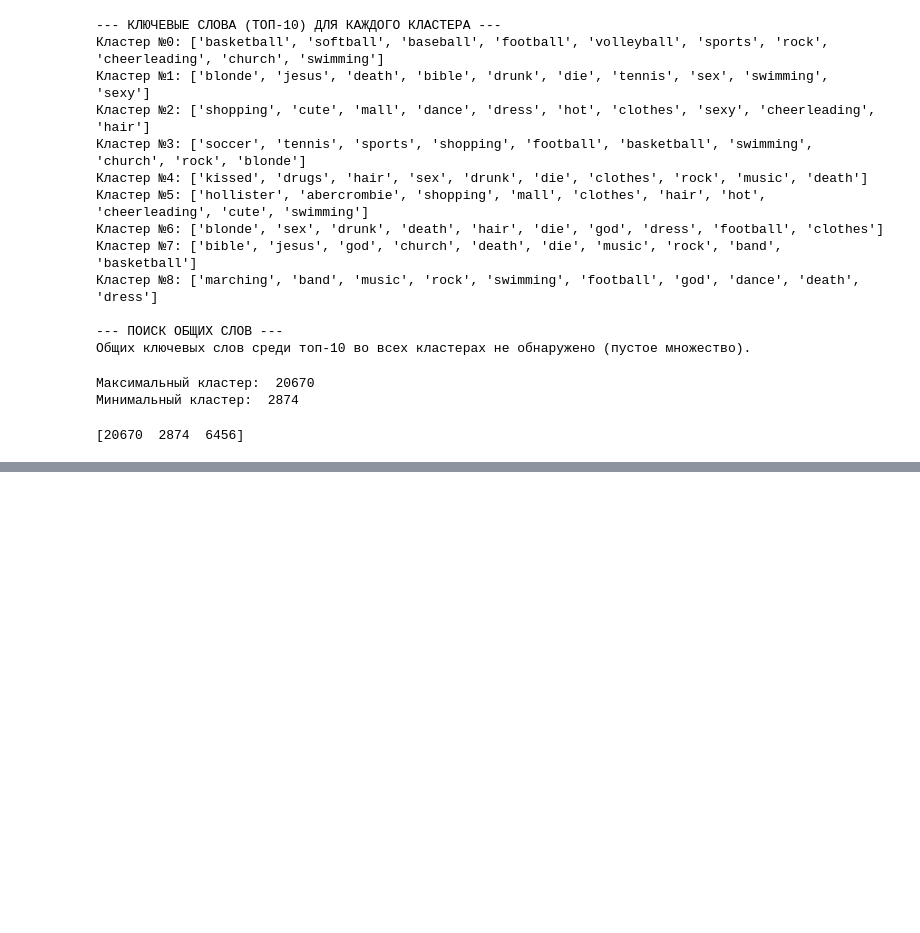
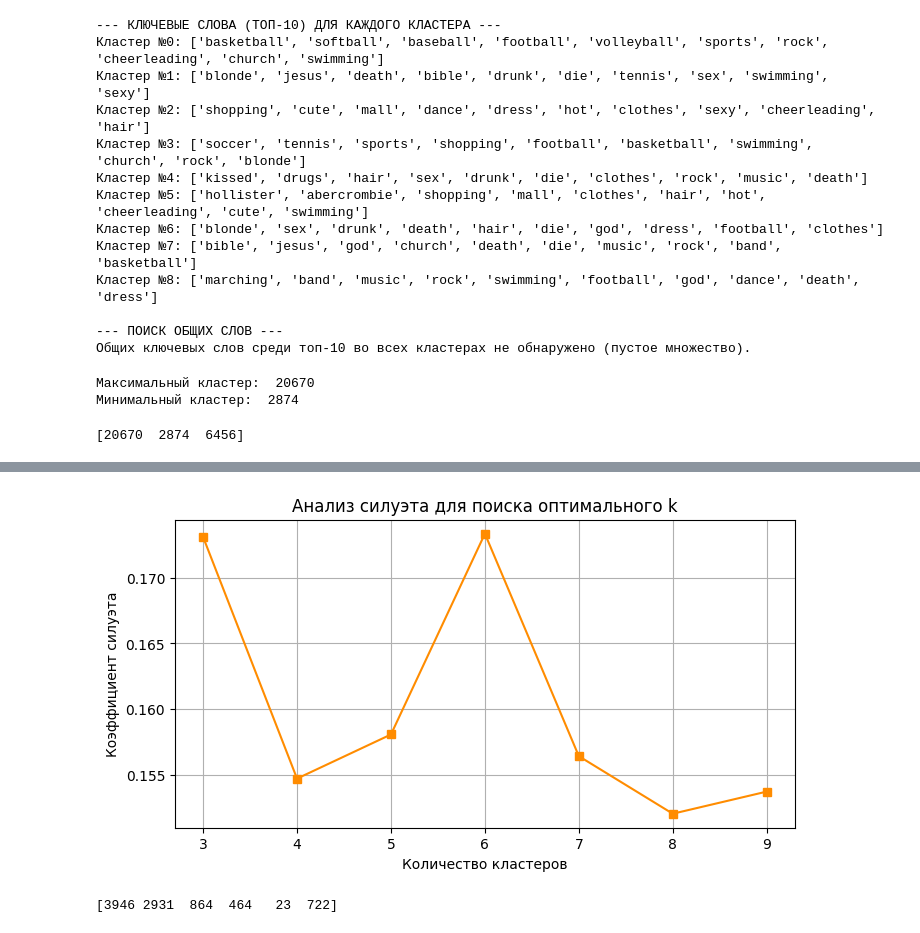
Before and after one commit to Kagemushe/sf_data_science, a Jupyter notebook: Block_6/Block_6_4.ipynb, the cells around one changed output, grey strips where cells are left out. Cells and saved outputs as stored; diff of their text form; code cells hidden in the pictures; blank space fills up the shorter version.

```diff
--- a/Block_6/Block_6_4.ipynb
+++ b/Block_6/Block_6_4.ipynb
@@ -177,0 +279,23 @@ print(cluster_sizes)
+# %%
+# Задание 7.8
+
+eps_values = np.arange(0.1, 3, 0.2)
+samples_values = range(1, 20, 4)
+
+for eps in eps_values:
+    for min_samples in samples_values:
+
+        dbs = DBSCAN(eps=eps, min_samples=min_samples)
+        dbs.fit(X_norm)
+
+        # Считаем количество реальных кластеров (исключая шум -1)
+        labels = dbs.labels_
+        n_clusters = len(set(labels)) - (1 if -1 in labels else 0)
+
+        # Силуэт можно посчитать, только если кластеров больше 1
+        if n_clusters > 1:
+            silhouette = silhouette_score(X_norm, labels)
+            print(f'Eps: {eps:.2f} | Min_samples: {min_samples} | Силуэт: {silhouette:.4f}')
+        else:
+            # Пропускаем вывод или пишем, что кластеризация не удалась
+            print(f'Eps: {eps:.2f} | Min_samples: {min_samples} | Недостаточно кластеров ({n_clusters})')
@@ -177,0 +320,30 @@ print(cluster_sizes)
+# %%
+# Задание 7.9
+
+def get_silhouette(cluster_num, X_norm):
+    agl = AgglomerativeClustering(n_clusters=cluster_num)
+    agl.fit(X_norm)
+    silhouette = silhouette_score(X_norm, agl.labels_)
+    return silhouette
+
+silhouette = []
+for cluster_num in range(3,10):
+    silhouette.append(get_silhouette(cluster_num, X_norm))
+
+plt.figure(figsize=(8, 4))
+plt.plot(range(3, 10), silhouette, marker='s', color='darkorange')
+plt.title('Анализ силуэта для поиска оптимального k')
+plt.xlabel('Количество кластеров')
+plt.ylabel('Коэффициент силуэта')
+plt.grid(True)
+plt.show()
+# %% [output]
+[figure, added]
+# %%
+# Задание 7.10
+agl = AgglomerativeClustering(n_clusters=6)
+agl.fit(X_norm)
+counts = np.bincount(agl.labels_)
+print(counts)
+# %% [output]
+[3946 2931  864  464   23  722]
```
Also changed, not shown: parts of 11 cells of this notebook.
